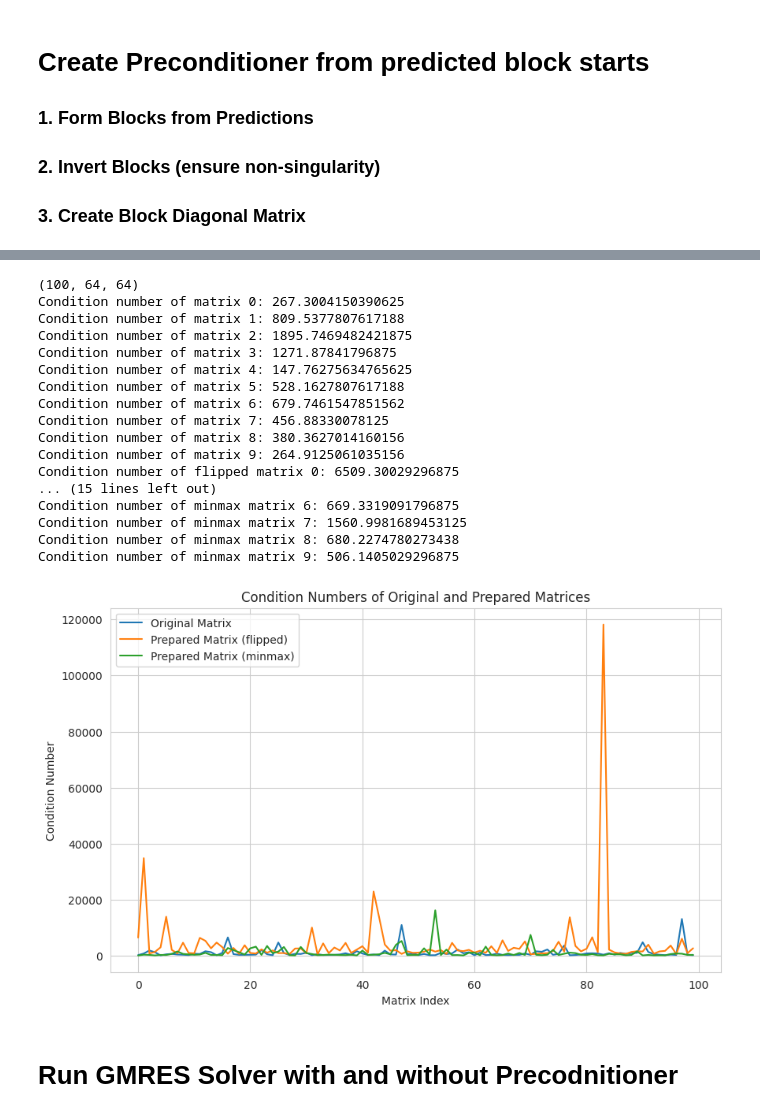
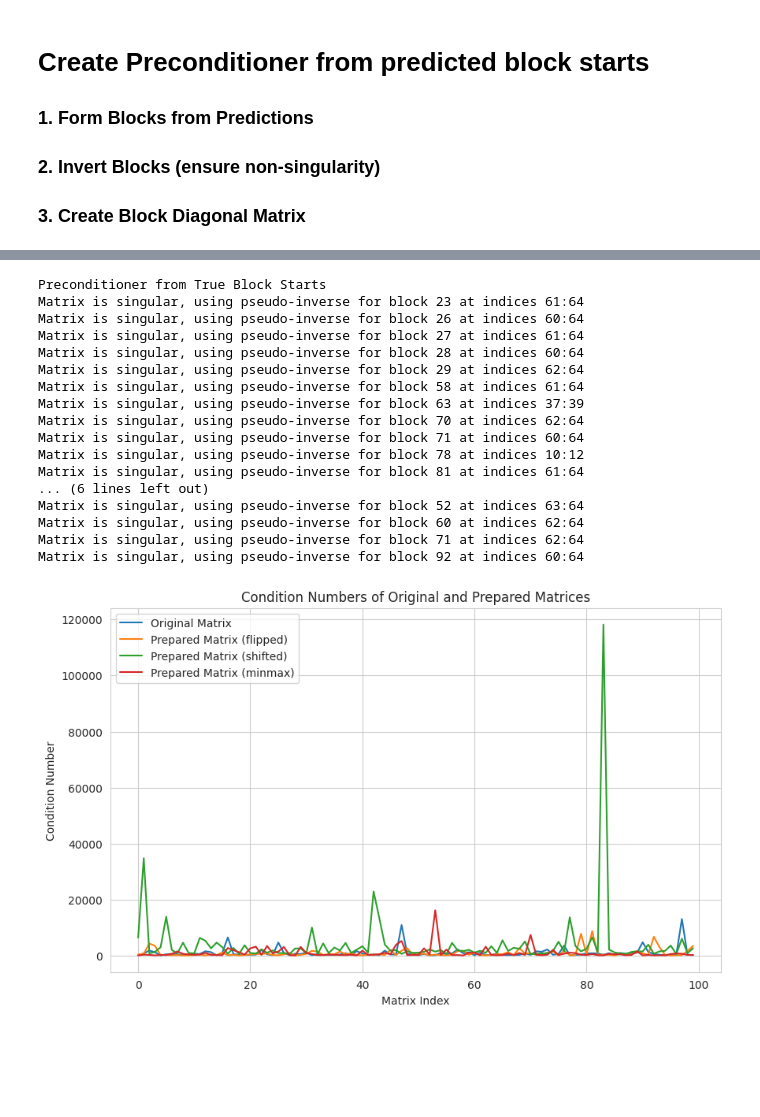
Before and after one commit to 24io/opencampus-ai-project, a Jupyter notebook: testrun.ipynb, the cells around one changed output, grey strips where cells are left out. Saved outputs shown, nothing was run; the diff lists cells and outputs as text; code cells hidden in the pictures; blank space fills up the shorter version.

```diff
--- a/testrun.ipynb
+++ b/testrun.ipynb
@@ -55,7 +37,7 @@ Generate a set of `n` square symmetrical and positive semi matrices of dimension
 The following constants are used throughout the rest of the notebook.
 # %%
 MATRIX_DIM = 64
-NUMBER_OF_MATRICES = 1000
+NUMBER_OF_MATRICES = 2000
 DIAGONAL_BAND_RADIUS = 10
 RNG_SEED = 42
 VALUE_COLORBAR = 'rocket'
@@ -280,44 +264,49 @@ Frobenius norm of difference between preconditioner and inverse: 133.89427185058
+# %%
+importlib.reload(prec)
+
+# Define variables
+A_original = test_matrices
+A_flipped = np.array([prec.prepare_matrix(test_matrices[i], method='flip') for i in range(test_matrices.shape[0])])
+A_shifted = np.array([prec.prepare_matrix(test_matrices[i], method='shift') for i in range(test_matrices.shape[0])])
+A_minmax = np.array([prec.prepare_matrix(test_matrices[i], method='minmax') for i in range(test_matrices.shape[0])])
+
+print("Preconditioner from True Block Starts")
+precs_true = prec.block_jacobi_preconditioner_from_predictions(test_matrices, test_labels)
+print("Preconditioner from Predicted Block Starts")
+precs_cnn = prec.block_jacobi_preconditioner_from_predictions(test_matrices, binary_predictions)
+print("Preconditioner from Supervariable Blocking")
+precs_sv = prec.block_jacobi_preconditioner_from_predictions(test_matrices, block_starts)
+
+b = np.ones((test_matrices.shape[0], test_matrices.shape[1]))
+# %% [output]
+Preconditioner from True Block Starts
+Matrix is singular, using pseudo-inverse for block 23 at indices 61:64
+Matrix is singular, using pseudo-inverse for block 26 at indices 60:64
+Matrix is singular, using pseudo-inverse for block 27 at indices 61:64
+Matrix is singular, using pseudo-inverse for block 28 at indices 60:64
+Matrix is singular, using pseudo-inverse for block 29 at indices 62:64
+Matrix is singular, using pseudo-inverse for block 58 at indices 61:64
+Matrix is singular, using pseudo-inverse for block 63 at indices 37:39
+Matrix is singular, using pseudo-inverse for block 70 at indices 62:64
+Matrix is singular, using pseudo-inverse for block 71 at indices 60:64
+Matrix is singular, using pseudo-inverse for block 78 at indices 10:12
+Matrix is singular, using pseudo-inverse for block 81 at indices 61:64
+... (6 lines left out)
+Matrix is singular, using pseudo-inverse for block 52 at indices 63:64
+Matrix is singular, using pseudo-inverse for block 60 at indices 62:64
+Matrix is singular, using pseudo-inverse for block 71 at indices 62:64
+Matrix is singular, using pseudo-inverse for block 92 at indices 60:64
 # %%
-print(test_matrices.shape)
-# print(binary_predictions.shape)
-
-for i in range(min(10, test_matrices.shape[0])):
-    print(f"Condition number of matrix {i}: {np.linalg.cond(test_matrices[i])}")
-
-for i in range(min(10, A.shape[0])):
-    print(f"Condition number of flipped matrix {i}: {np.linalg.cond(A[i])}")
-
-for i in range(min(10, precs.shape[0])):
-    print(f"Condition number of minmax matrix {i}: {np.linalg.cond(A_minmax[i])}")
-
-# plot condition numbers
+ # plot condition numbers
 plt.figure(figsize=(10, 6))
-plt.plot([np.linalg.cond(test_matrices[i]) for i in range(test_matrices.shape[0])], label='Original Matrix')
-plt.plot([np.linalg.cond(A[i]) for i in range(A.shape[0])], label='Prepared Matrix (flipped)')
+plt.plot([np.linalg.cond(A_original[i]) for i in range(A_original.shape[0])], label='Original Matrix')
+plt.plot([np.linalg.cond(A_flipped[i]) for i in range(A_flipped.shape[0])], label='Prepared Matrix (flipped)')
+plt.plot([np.linalg.cond(A_shifted[i]) for i in range(A_shifted.shape[0])], label='Prepared Matrix (shifted)')
 plt.plot([np.linalg.cond(A_minmax[i]) for i in range(A_minmax.shape[0])], label='Prepared Matrix (minmax)')
 plt.xlabel('Matrix Index')
 plt.ylabel('Condition Number')
 plt.title('Condition Numbers of Original and Prepared Matrices')
 plt.legend()
 plt.show()
 # %% [output]
-(100, 64, 64)
-Condition number of matrix 0: 267.3004150390625
-Condition number of matrix 1: 809.5377807617188
-Condition number of matrix 2: 1895.7469482421875
-Condition number of matrix 3: 1271.87841796875
-Condition number of matrix 4: 147.76275634765625
-Condition number of matrix 5: 528.1627807617188
-Condition number of matrix 6: 679.7461547851562
-Condition number of matrix 7: 456.88330078125
-Condition number of matrix 8: 380.3627014160156
-Condition number of matrix 9: 264.9125061035156
-Condition number of flipped matrix 0: 6509.30029296875
-... (15 lines left out)
-Condition number of minmax matrix 6: 669.3319091796875
-Condition number of minmax matrix 7: 1560.9981689453125
-Condition number of minmax matrix 8: 680.2274780273438
-Condition number of minmax matrix 9: 506.1405029296875
-[figure, old version]
+[figure, new version]
-# %% [markdown]
-# Run GMRES Solver with and without Precodnitioner
```
Also changed, not shown: parts of 26 cells of this notebook.
